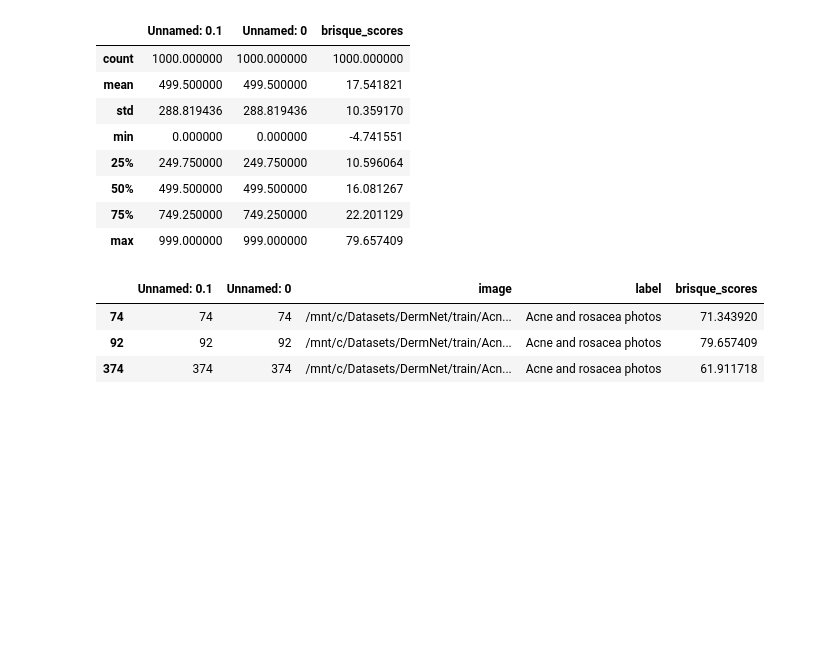
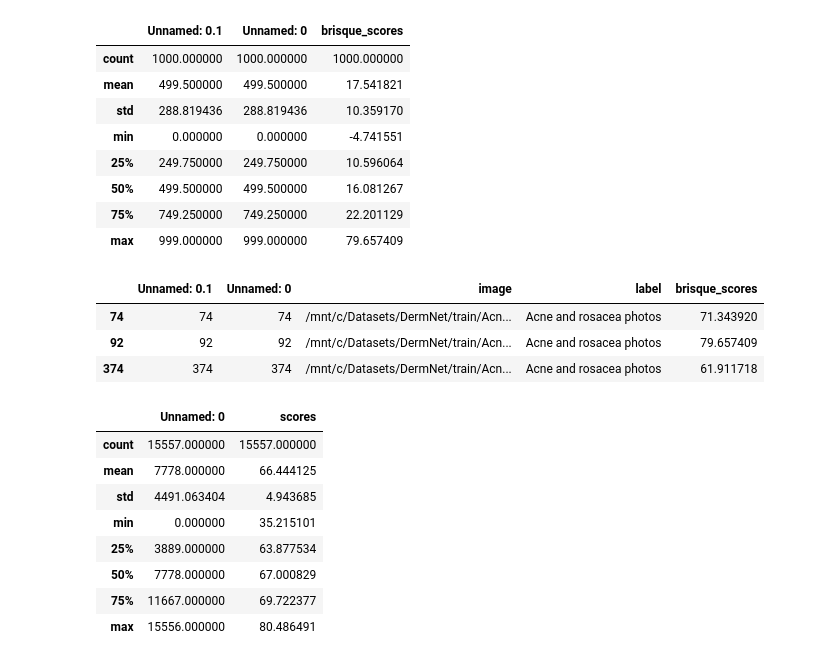
Before and after one commit to HEalth-Starts-Here/ML, a Jupyter notebook: notebooks/iqa.ipynb, the cells around one changed output. Drawn from its saved outputs; the diff is of its cells as text; code cells hidden in the pictures; blank space fills up the shorter version.

```diff
--- a/notebooks/iqa.ipynb
+++ b/notebooks/iqa.ipynb
@@ -152,0 +214,13 @@ Image.open(ds_b.iloc[374].image)
+# %%
+ds_h = pd.read_csv("/home/ilya/documents/HESH/ML/data/processed/images_h2.csv")
+ds_h.describe()
+# %% [output]
+|  | Unnamed: 0 | scores |
+| count | 15557.000000 | 15557.000000 |
+| mean | 7778.000000 | 66.444125 |
+| std | 4491.063404 | 4.943685 |
+| min | 0.000000 | 35.215101 |
+| 25% | 3889.000000 | 63.877534 |
+| 50% | 7778.000000 | 67.000829 |
+| 75% | 11667.000000 | 69.722377 |
+| max | 15556.000000 | 80.486491 |
```
Also changed, not shown: parts of 6 cells of this notebook, 1 other file.
